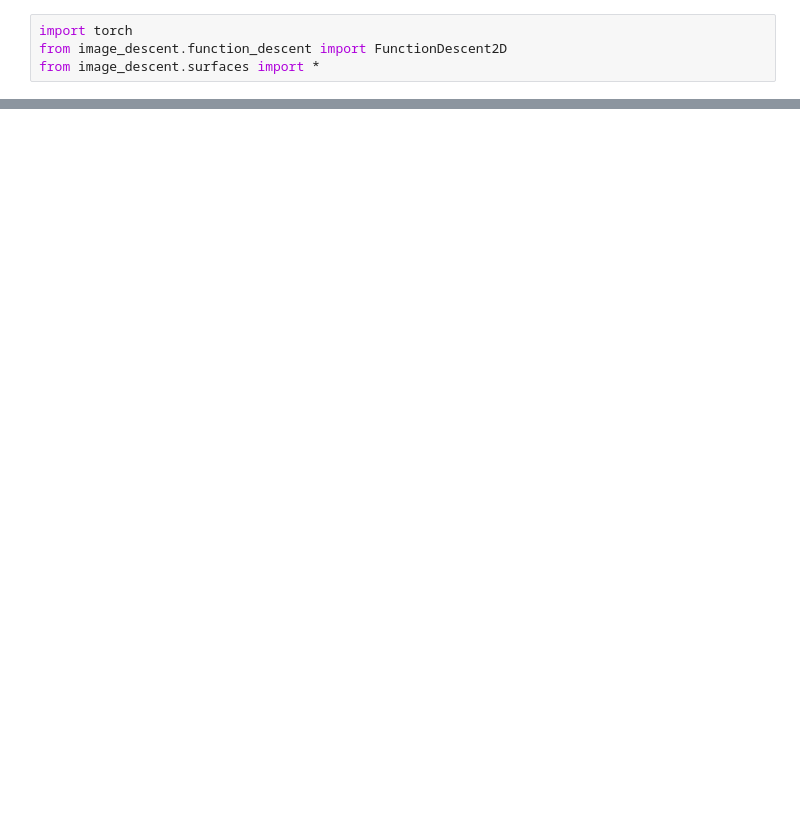
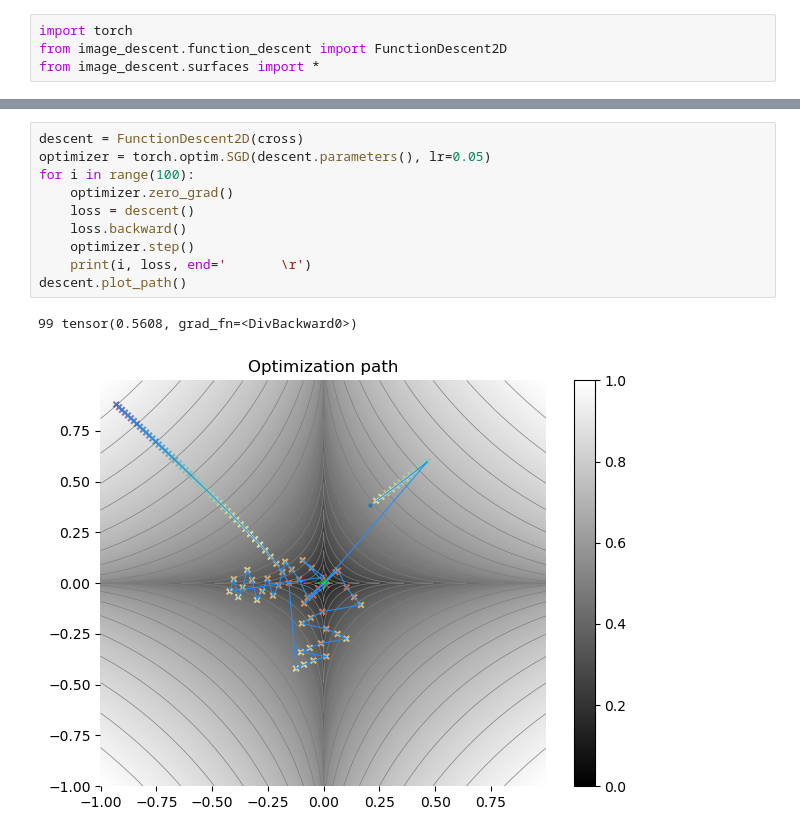
Before and after one commit to inikishev/image-descent, a Jupyter notebook: notebooks/optimizers/SGD.ipynb, the cells around one changed output, grey strips where cells are left out. Saved outputs shown, nothing was run; the diff lists cells and outputs as text; blank space fills up the shorter version.

```diff
--- a/notebooks/optimizers/SGD.ipynb
+++ b/notebooks/optimizers/SGD.ipynb
@@ -82,0 +96,13 @@ descent.plot_path()
+# %%
+descent = FunctionDescent2D(cross)
+optimizer = torch.optim.SGD(descent.parameters(), lr=0.05)
+for i in range(100):
+    optimizer.zero_grad()
+    loss = descent()
+    loss.backward()
+    optimizer.step()
+    print(i, loss, end='       \r')
+descent.plot_path()
+# %% [output]
+99 tensor(0.5608, grad_fn=<DivBackward0>)
+[figure, added]
```
Also changed, not shown: parts of 7 cells of this notebook, 19 other files.
